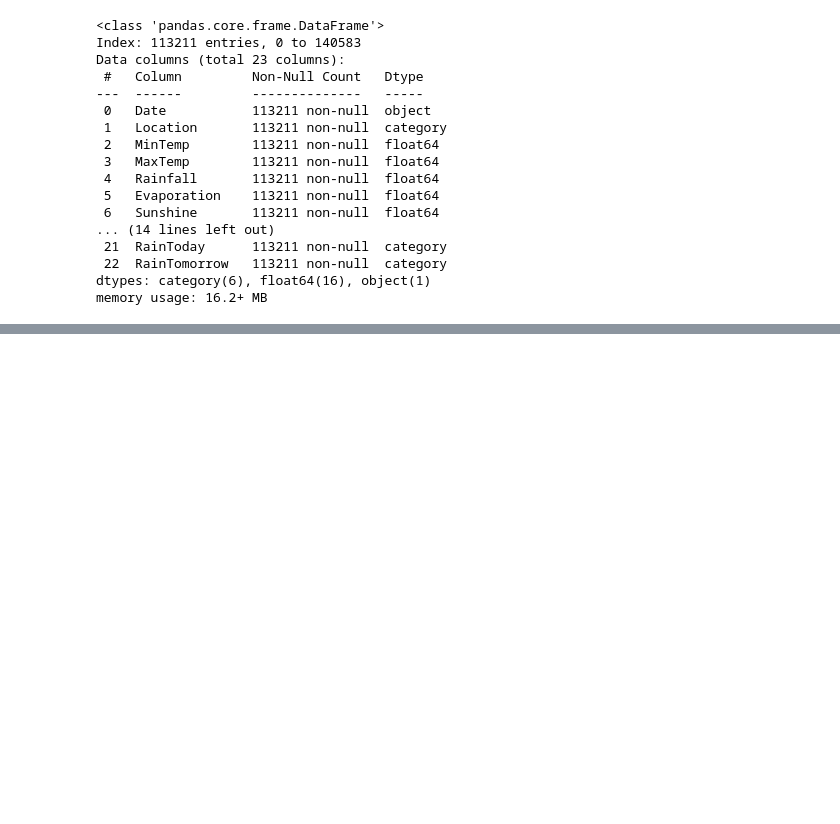
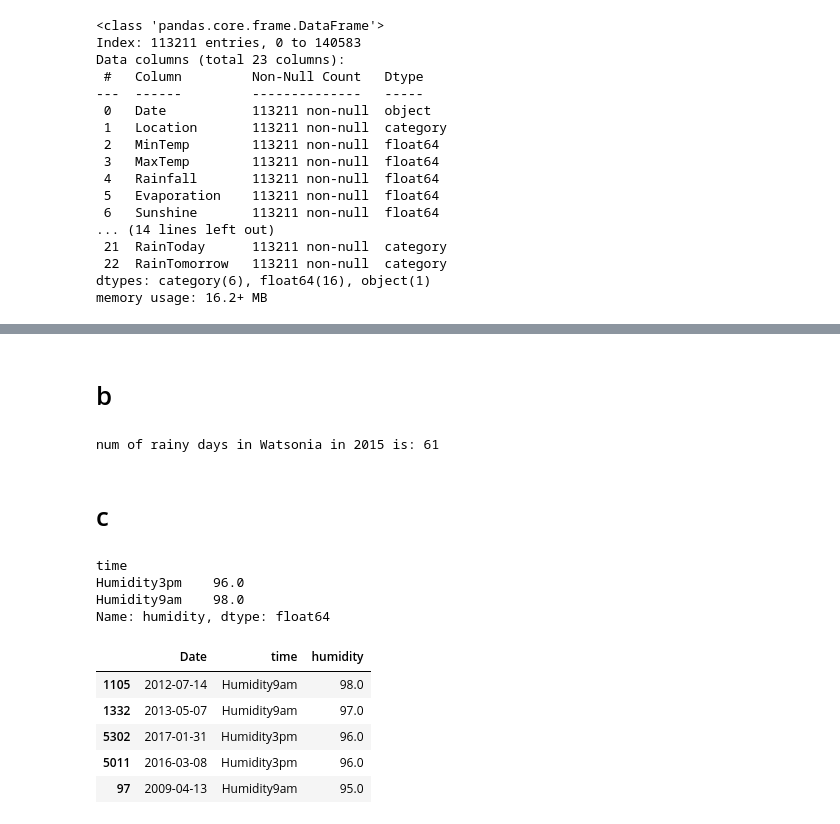
Before and after one commit to AminKhorasani/Data-Mining, a Jupyter notebook: CA#2/part_5.ipynb, the cells around one changed output, grey strips where cells are left out. Saved outputs shown, nothing was run; the diff lists cells and outputs as text; code cells hidden in the pictures; blank space fills up the shorter version.

```diff
--- a/CA#2/part_5.ipynb
+++ b/CA#2/part_5.ipynb
@@ -223,0 +264,15 @@ memory usage: 16.2+ MB
+# %% [markdown]
+# b
+# %%
+# convert Date column to datetime
+df['Date'] = pd.to_datetime(df['Date'], format='%Y-%m-%d')
+
+# filter df to sata od Watsonia in 2015
+watsonia_2015 = df[(df['Location'] == 'Watsonia') & (df['Date'].dt.year == 2015)]
+
+# calculate num of rainy days based on yes value
+num_rainy_days = watsonia_2015['RainTomorrow'].eq('Yes').sum()
+
+print(f'num of rainy days in Watsonia in 2015 is: {num_rainy_days}')
+# %% [output]
+num of rainy days in Watsonia in 2015 is: 61
@@ -223,0 +287,29 @@ memory usage: 16.2+ MB
+# %% [markdown]
+# c
+# %%
+# filter dataframe based on Location
+townsville_weather = df[df['Location'] == 'Townsville']
+
+# melt Humidity9am and Humidity3pm to one column
+melted_weather = townsville_weather.melt(id_vars=['Date'], value_vars=['Humidity9am', 'Humidity3pm'], var_name='time', value_name='humidity')
+
+#max of Humidity9am and Humidity3pm
+max_humidity = melted_weather.groupby('time')['humidity'].max()
+
+print(max_humidity)
+# %% [output]
+time
+Humidity3pm    96.0
+Humidity9am    98.0
+Name: humidity, dtype: float64
+# %%
+# sort melted_weather to show better
+sorted_melted_weather = melted_weather.sort_values(by='humidity', ascending=False)
+sorted_melted_weather.head()
+# %% [output]
+|  | Date | time | humidity |
+| 1105 | 2012-07-14 | Humidity9am | 98.0 |
+| 1332 | 2013-05-07 | Humidity9am | 97.0 |
+| 5302 | 2017-01-31 | Humidity3pm | 96.0 |
+| 5011 | 2016-03-08 | Humidity3pm | 96.0 |
+| 97 | 2009-04-13 | Humidity9am | 95.0 |
```
Also changed, not shown: parts of 17 cells of this notebook, 10 other files.
